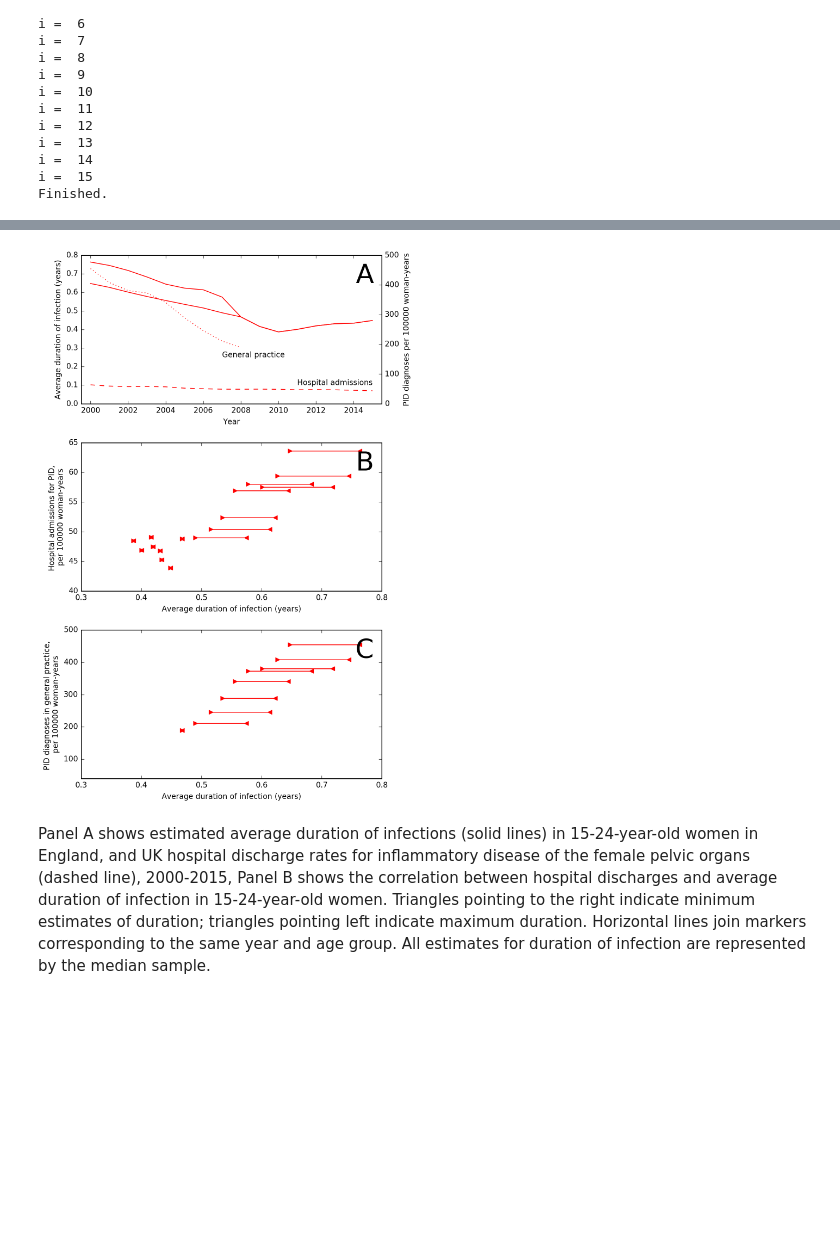
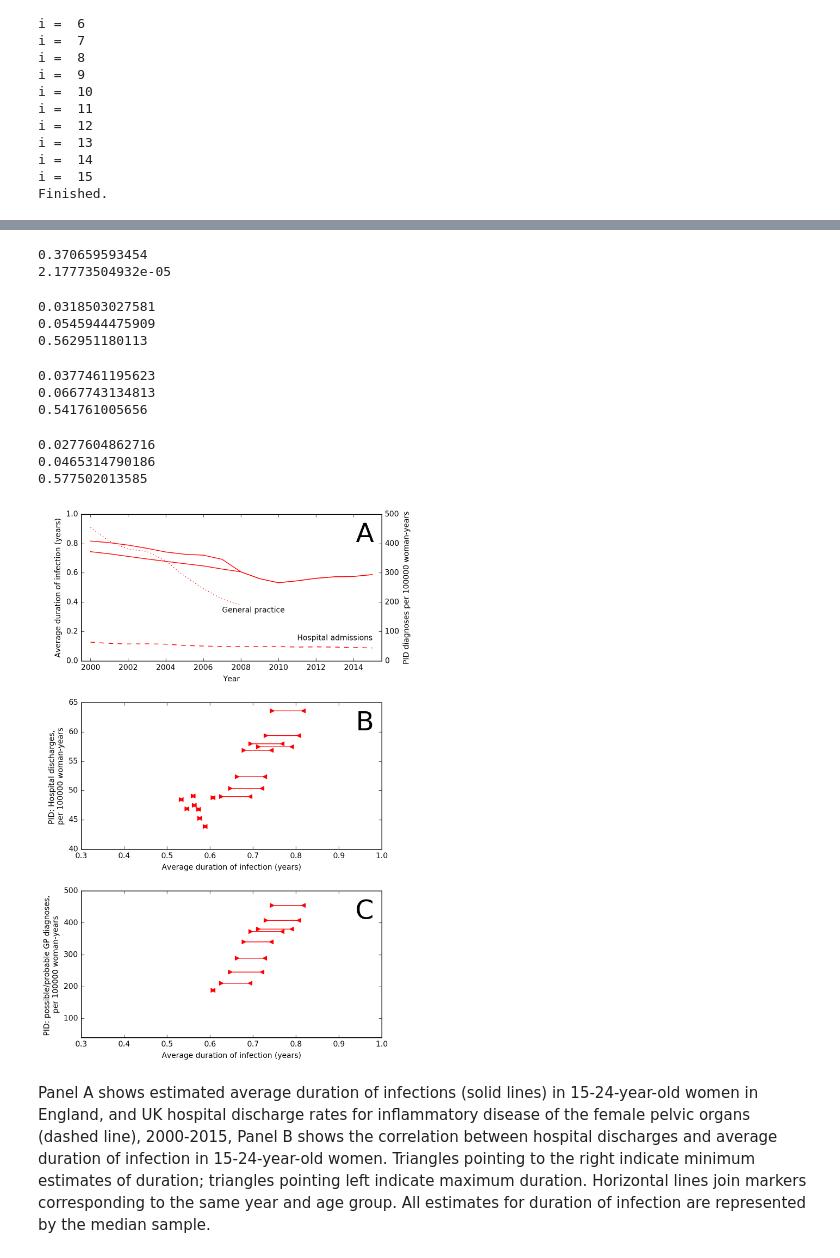
Before and after one commit to joanna-lewis/ct_trends, a Jupyter notebook: ct_trends.ipynb, the cells around one changed output, grey strips where cells are left out. Drawn from its saved outputs; the diff is of its cells as text; code cells hidden in the pictures; blank space fills up the shorter version.

```diff
--- a/ct_trends.ipynb
+++ b/ct_trends.ipynb
@@ -597,10 +613,10 @@ population_f_15_24 = population_f['15 to 19'] + population_f['20 to 24']
 
 pop_active_f_15_24 = pop_active_f[:,0,:] + pop_active_f[:,1,:]
 
-tests_f_15_24_max = tests_f_max['15 to 19'] + tests_f_max['20 to 24']
-tests_f_15_24_min = tests_f_min['15 to 19'] + tests_f_min['20 to 24']
-diagnoses_f_15_24_max = diagnoses_f_max['15 to 19'] + diagnoses_f_max['20 to 24']
-diagnoses_f_15_24_min = diagnoses_f_min['15 to 19'] + diagnoses_f_min['20 to 24']
+tests_f_15_24_max = (tests_f_max['15 to 19']*population_f['15 to 19'] + tests_f_max['20 to 24']*population_f['20 to 24']) / 100.
+tests_f_15_24_min = (tests_f_min['15 to 19']*population_f['15 to 19'] + tests_f_min['20 to 24']*population_f['20 to 24']) / 100.
+diagnoses_f_15_24_max = (diagnoses_f_max['15 to 19']*population_f['15 to 19'] + diagnoses_f_max['20 to 24']*population_f['20 to 24']) / 100000.
+diagnoses_f_15_24_min = (diagnoses_f_min['15 to 19']*population_f['15 to 19'] + diagnoses_f_min['20 to 24']*population_f['20 to 24']) / 100000.
 
 # testing and diagnosis rates, per person per year
 
@@ -612,14 +628,14 @@ diag_rate_f_15_24_min = empty([16,n_sample])
 
 for i in xrange(16):
 
-    test_rate_f_15_24_max[i] = rs.gamma(list(tests_f_15_24_max)[i]*list(population_f_15_24)[i]/100., 1, size=n_sample)/ \
+    test_rate_f_15_24_max[i] = rs.gamma(list(tests_f_15_24_max)[i], 1, size=n_sample)/ \
         pop_active_f_15_24[i]
-    test_rate_f_15_24_min[i] = rs.gamma(list(tests_f_15_24_min)[i]*list(population_f_15_24)[i]/100., 1, size=n_sample)/ \
+    test_rate_f_15_24_min[i] = rs.gamma(list(tests_f_15_24_min)[i], 1, size=n_sample)/ \
         pop_active_f_15_24[i]
 
-    diag_rate_f_15_24_max[i] = rs.gamma(list(diagnoses_f_15_24_max)[i]*list(population_f_15_24)[i]/100000., 1, size=n_sample)/ \
+    diag_rate_f_15_24_max[i] = rs.gamma(list(diagnoses_f_15_24_max)[i], 1, size=n_sample)/ \
         pop_active_f_15_24[i]
-    diag_rate_f_15_24_min[i] = rs.gamma(list(diagnoses_f_15_24_min)[i]*list(population_f_15_24)[i]/100000., 1, size=n_sample)/ \
+    diag_rate_f_15_24_min[i] = rs.gamma(list(diagnoses_f_15_24_min)[i], 1, size=n_sample)/ \
         pop_active_f_15_24[i]
 # %%
 prev_f_15_24_min = empty([16,n_sample])
@@ -688,3 +743,34 @@ Finished.
+# %%
+print list(tests_f_15_24_max)[12] / list(population_f_15_24)[12]
+
+print (list(tests_f_max['15 to 19'])[12] + list(tests_f_max['20 to 24'])[12]) / (list(population_f['15 to 19'])[12] + list(population_f['20 to 24'])[12])
+# %% [output]
+0.370659593454
+2.17773504932e-05
+# %%
+print percentile(prev_f_15_24_min[12,:], 50)
+print percentile(inc_f_15_24_min[12,:]*(1 - prev_f_15_24_min[12,:]), 50)
+print percentile(prev_f_15_24_min[12,:]/inc_f_15_24_min[12,:], 50)
+# %% [output]
+0.0318503027581
+0.0545944475909
+0.562951180113
+# %%
+print percentile(prev_f_min[12,0,:], 50)
+print percentile(inc_f_min[12,0,:]*(1 - prev_f_min[12,0,:]), 50)
+print percentile(prev_f_min[12,0,:]/inc_f_min[12,0,:], 50)
+# %% [output]
+0.0377461195623
+0.0667743134813
+0.541761005656
+# %%
+print percentile(prev_f_min[12,1,:], 50)
+print percentile(inc_f_min[12,1,:]*(1 - prev_f_min[12,1,:]), 50)
+print percentile(prev_f_min[12,1,:]/inc_f_min[12,1,:], 50)
+# %% [output]
+0.0277604862716
+0.0465314790186
+0.577502013585
 # %%
 # PID figures for 2000-2015 (diagnoses per 100000 woman-years)
 # available at http://stats.oecd.org/Index.aspx?DataSetCode=HEALTH_PROC#
@@ -709,13 +796,14 @@ ax1 = fig.add_subplot(311)
 ax1.plot(array(range(2000,2016)), percentile(prev_f_15_24_min/inc_f_15_24_min, 50, 1), 'red')
 ax1.plot(array(range(2000,2016)), percentile(prev_f_15_24_max/inc_f_15_24_max, 50, 1), 'red')
 ax1.set_xlim([1999.5,2015.5])
-ax1.set_ylim([0,0.8])
+ax1.set_ylim([0,1])
 ax1.set_xlabel('Year')
 ax1.set_ylabel('Average duration of infection (years)')
 
 ax1r = ax1.twinx()
 ax1r.plot(array(range(2000,2016)), pid_oecd, '--', color='red')
 ax1r.plot(array(range(2000,2009)), pid_gp, ':', color='red')
+#ax1r.plot(array(range(2008,2016))+0.5, pid_phe, '--', color='red')
 ax1r.set_ylabel('PID diagnoses per 100000 woman-years')
 ax1r.set_ylim([0, 500])
 ax1r.set_xlim([1999.5,2015.5])
@@ -723,44 +811,44 @@ ax1r.set_xlim([1999.5,2015.5])
 at = AnchoredText("A", prop=dict(size=35), pad=0.3, borderpad=0, loc=1, frameon=False)
 ax1.add_artist(at)
 
-ax1.text(2007, 0.25, 'General practice')
-ax1.text(2011, 0.1, 'Hospital admissions')
+ax1.text(2007, 0.33, 'General practice')
+ax1.text(2011, 0.14, 'Hospital admissions')
 
 # scatter plot
 ax2 = fig.add_subplot(312)
 
 ax2.plot(percentile(prev_f_15_24_min/inc_f_15_24_min, 50, 1), pid_oecd, '<', mfc = 'r', mec='r')
 ax2.plot(percentile(prev_f_15_24_max/inc_f_15_24_max, 50, 1), pid_oecd, '>', mfc = 'r', mec='r')
 ax2.plot(array([percentile(prev_f_15_24_min/inc_f_15_24_min, 50, 1), percentile(prev_f_15_24_max/inc_f_15_24_max, 50, 1)]),
     array([pid_oecd, pid_oecd]),
     'r')
 
 ax2.set_xlabel('Average duration of infection (years)')
-ax2.set_ylabel('Hospital admissions for PID, \nper 100000 woman-years')
-ax2.set_xlim([0.3, 0.8])
+ax2.set_ylabel('PID: Hospital discharges, \nper 100000 woman-years')
+ax2.set_xlim([0.3, 1])
 ax2.set_ylim([40, 65])
 
 at = AnchoredText("B", prop=dict(size=35), pad=0.3, borderpad=0, loc=1, frameon=False)
 ax2.add_artist(at)
 
 # scatter plot
 ax3 = fig.add_subplot(313)
 
 ax3.plot(percentile(prev_f_15_24_min[:9]/inc_f_15_24_min[:9], 50, 1), pid_gp, '<', mfc = 'r', mec='r')
 ax3.plot(percentile(prev_f_15_24_max[:9]/inc_f_15_24_max[:9], 50, 1), pid_gp, '>', mfc = 'r', mec='r')
 ax3.plot(array([percentile(prev_f_15_24_min[:9]/inc_f_15_24_min[:9], 50, 1), percentile(prev_f_15_24_max[:9]/inc_f_15_24_max[:9], 50, 1)]),
     array([pid_gp, pid_gp]),
     'r')
 ax3.set_xlabel('Average duration of infection (years)')
-ax3.set_ylabel('PID diagnoses in general practice, \nper 100000 woman-years')
-ax3.set_xlim([0.3, 0.8])
+ax3.set_ylabel('PID: possible/probable GP diagnoses, \nper 100000 woman-years')
+ax3.set_xlim([0.3, 1])
 ax3.set_ylim([40, 500])
 
 at = AnchoredText("C", prop=dict(size=35), pad=0.3, borderpad=0, loc=1, frameon=False)
 ax3.add_artist(at)
 
 plt.tight_layout(h_pad=2, w_pad=3)
 # %% [output]
-[figure, old version]
+[figure, new version]
 # %% [markdown]
 Panel A shows estimated average duration of infections (solid lines) in 15-24-year-old women in England, and UK hospital discharge rates for inflammatory disease of the female pelvic organs (dashed line), 2000-2015, Panel B shows the correlation between hospital discharges and average duration of infection in 15-24-year-old women. Triangles pointing to the right indicate minimum estimates of duration; triangles pointing left indicate maximum duration. Horizontal lines join markers corresponding to the same year and age group. All estimates for duration of infection are represented by the median sample.
```
Also changed, not shown: parts of 11 cells of this notebook, 6 other files.
